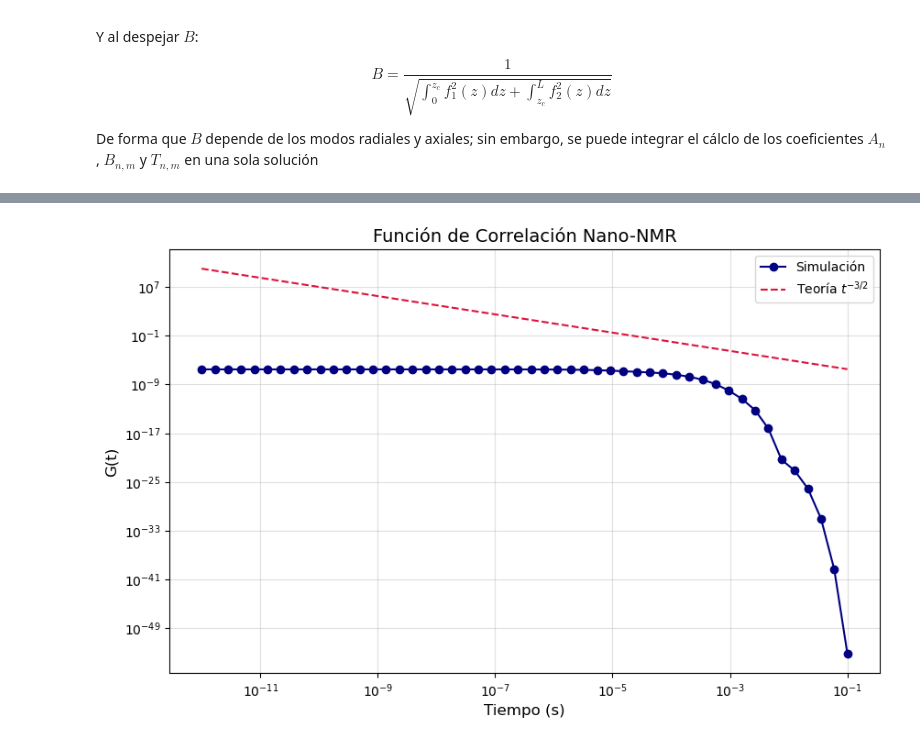
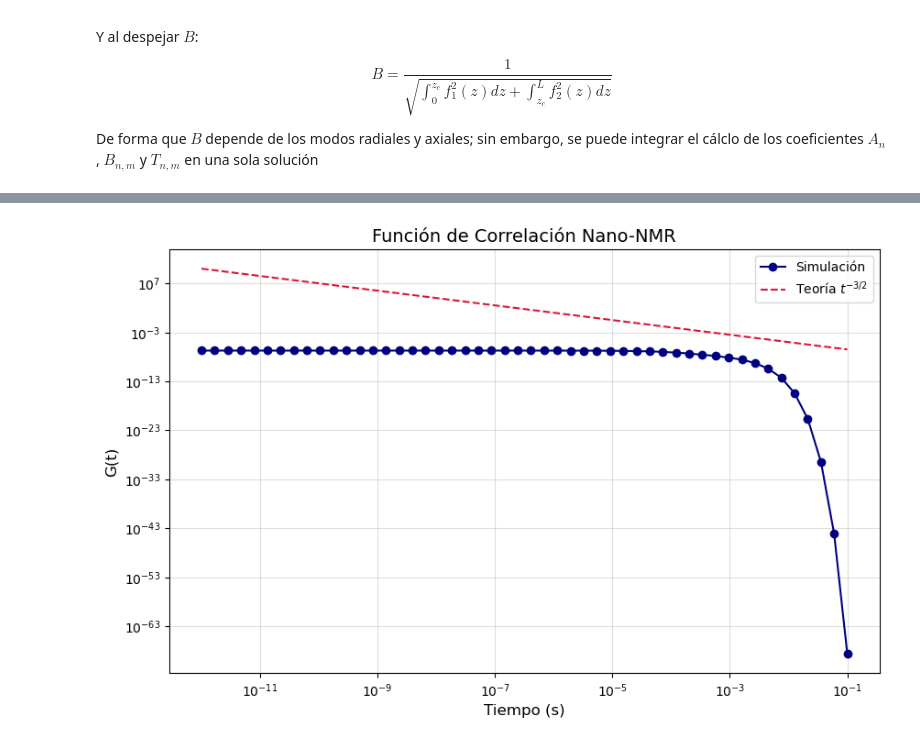
Before and after one commit to allanyst/tfm-efectos-superficie-nano-rmn, a Jupyter notebook: TFM_TwoRegionModel.ipynb, the cells around one changed output, grey strips where cells are left out. Drawn from its saved outputs; the diff is of its cells as text; code cells hidden in the pictures.

```diff
--- a/TFM_TwoRegionModel.ipynb
+++ b/TFM_TwoRegionModel.ipynb
@@ -68,0 +69,11 @@ def transcendental_eq(Lambda, alpha_n):
+# %%
+plt.figure(figsize=(7.5,5))
+for n in range(n_modes_radial):
+    Lambda=np.linspace(alpha_n[n]*np.sqrt(D2)+1e-3,2e4+alpha_n[n]*np.sqrt(D2)+1e-3,1000)
+    plt.plot(Lambda,transcendental_eq(Lambda,alpha_n[n]),label=f'n={n}')
+plt.legend()
+plt.title("Modos de la ecuación trascendental")
+plt.ylabel("Valor de la ecuación transcendental")
+plt.xlabel(r"$\Lambda$")
+plt.axhline(0, color='red', linestyle='--')
+plt.yscale('symlog', linthresh=1e-6)
@@ -108,7 +113,8 @@ eigenvalues = np.array(eigenvalues)
 # %%
 # Graficar espectro de autovalores
+plt.figure(figsize=(7.5,5))
 for n in range(n_modes_radial):
-    evals = eigenvalues[n]
+    evals = eigenvalues_ax[n]
     plt.semilogy(evals, 'o-', label=f'n={n}')
 plt.xlabel('Modo Axial')
 plt.ylabel('Autovalor (s⁻¹)')
@@ -159,7 +165,7 @@ def fz_raw(z_val,n,m): # 2(z,r_mode,z_mode):
     Devuelve Z(z)^2 para todo el dominio [0, L], dependiendo de la región.
     """
     r_mode=alpha_n[n]
-    z_mode=eigenvalues[n][m]
+    z_mode=eigenvalues_ax[n][m]
 
     beta_1 = np.sqrt((z_mode**2 - r_mode**2 * D1) / D1)
     beta_2 = np.sqrt((z_mode**2 - r_mode**2 * D2) / D2)
@@ -185,6 +191,7 @@ for n in range(n_modes_radial):
 def fz(z_val, n, m):
     return C_nm[n, m] * fz_raw(z_val, n, m)
 
+plt.figure(figsize=(7.5,5))
 for n in range(3):
     for m in range(3):
         Zs=[]
@@ -211,12 +218,11 @@ def T(t, lam):
     return np.exp(-np.abs(lam) * t)
 
 # Graficamos T(t) para los modos del sistema axial
-
-plt.figure(figsize=(10,6))
+plt.figure(figsize=(7.5,5))
 t_plot = np.logspace(-12, 0, 100)
 for n in range(min(3,n_modes_radial)):
     for m in range(min(3, m_max)):
-        lam = eigenvalues[n][m]
+        lam = eigenvalues_ax[n][m]
         plt.loglog(t_plot, T(t_plot, lam), label=f"n={n}, m={m}", linewidth=1.5)
 plt.xlabel("Tiempo (s)", fontsize=12)
 plt.ylabel("T(t)", fontsize=12)
@@ -330,32 +339,32 @@ def compute_G(t, N_quad=40):
         J0_vals = jv(0, alpha_n * rho)
         for j,z_val in enumerate(z_nodes):
             f = (3 * z_val**2 - rho**2) / (rho**2 + z_val**2 + 1e-30)**2.5
             s = 0.0
             for n in range(n_modes_radial):
                 for m in range(m_max):
                     Z_val = fz(z_val,n,m)
-                    T_val = np.exp(np.clip(-np.abs(eigenvalues[n][m]) * t, -700, 700))
+                    T_val = np.exp(np.clip(-np.abs(eigenvalues_ax[n][m]) * t, -700, 700))
                     s += A_nm[n][m] * J0_vals[n] * Z_val * T_val
             total += np.abs(rho*f*s)
     dr = (0.9 * R - 0.1 * R) / N_quad
     result = (5 / (16 * np.pi)) * (total * dr)
     return result
 
 t_values = np.logspace(-12, -1, 50)
 G_values = Parallel(n_jobs=4)(delayed(compute_G)(t) for t in t_values)
 
 np.savetxt("data/G_vs_t_tworegion.dat", np.c_[t_values, G_values], header="Tiempo(s) G(t)", fmt="%.3e")
 
 plt.figure(figsize=(10,6))
 plt.loglog(t_values, G_values, "o-", label="Simulación", color="navy", markersize=6, linewidth=1.5)
 plt.plot(t_values, 1e-8 * t_values**-1.5, "--", label=r"Teoría $t^{-3/2}$", color="crimson", linewidth=1.5)
 plt.xlabel("Tiempo (s)", fontsize=12)
 plt.ylabel("G(t)", fontsize=12)
 plt.title("Función de Correlación Nano-NMR", fontsize=14)
 plt.legend()
 plt.grid(which="both", alpha=0.4)
 plt.savefig("figuras/correlacion_nanoNMR_tworegion.pdf", bbox_inches="tight", dpi=300)
 plt.show()
 plt.close()
 # %% [output]
-[figure, old version]
+[figure, new version]
```
Also changed, not shown: parts of 12 cells of this notebook, 39 other files.
